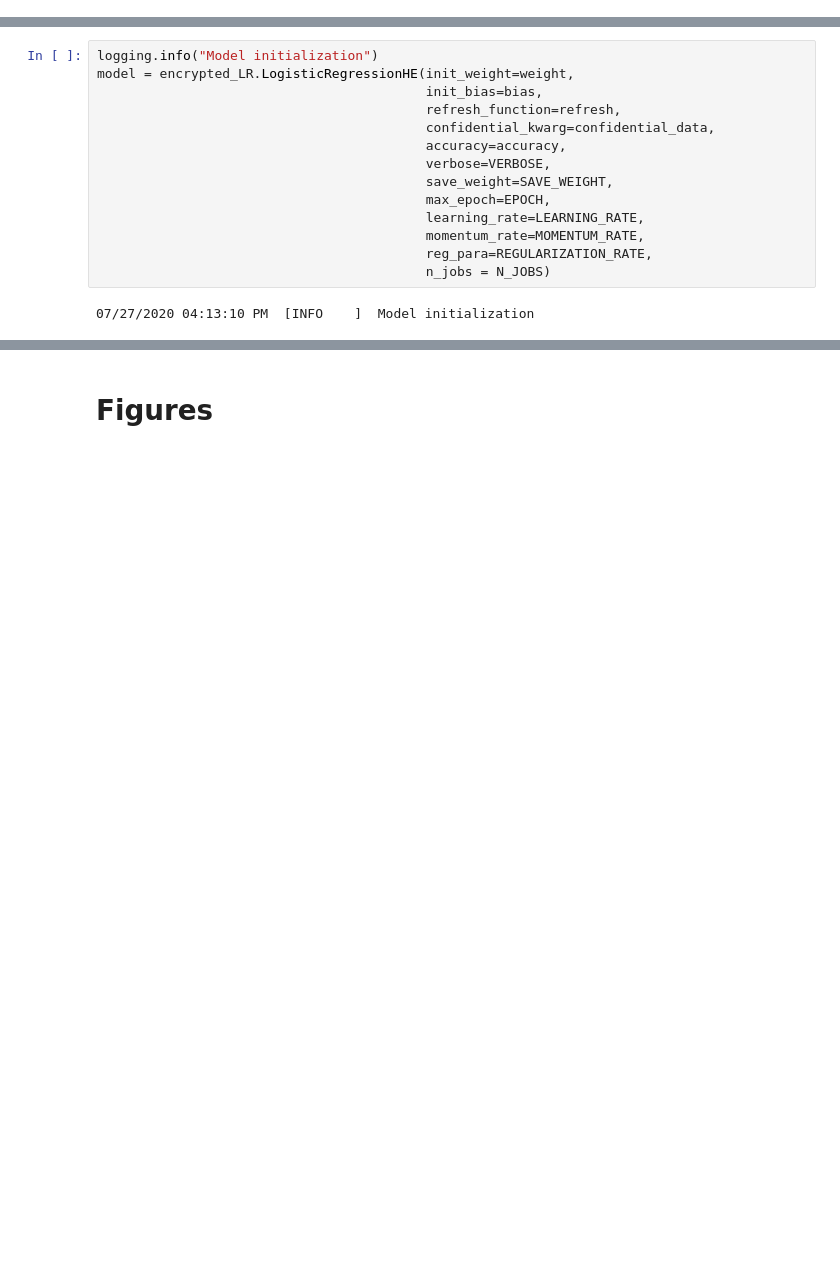
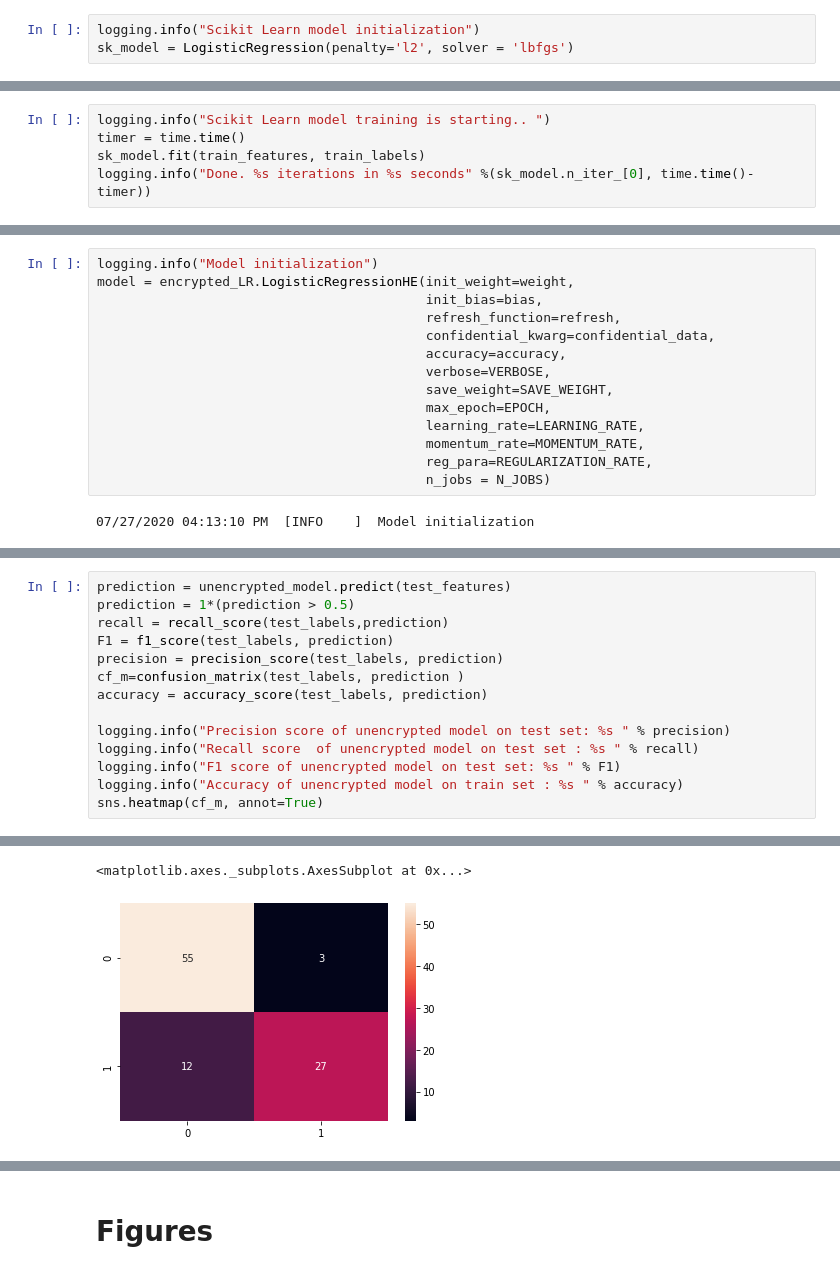
Before and after one commit to arthurPignet/privacy-preserving-titanic-challenge, a Jupyter notebook: ckks_titanic/notebooks/2-ap-main.ipynb, the cells around one changed output, grey strips where cells are left out. Cells and saved outputs as stored; diff of their text form; blank space fills up the shorter version.

```diff
--- a/ckks_titanic/notebooks/2-ap-main.ipynb
+++ b/ckks_titanic/notebooks/2-ap-main.ipynb
@@ -315,3 +332,6 @@ confidential_data = {'context':context,
 peak memory: 3282.38 MiB, increment: 0.13 MiB
 # %% [markdown]
 # Training the unencrypted model
+# %%
+logging.info("Scikit Learn model initialization")
+sk_model = LogisticRegression(penalty='l2', solver = 'lbfgs')
@@ -317,0 +340,5 @@ peak memory: 3282.38 MiB, increment: 0.13 MiB
+# %%
+logging.info("Scikit Learn model training is starting.. ")
+timer = time.time()
+sk_model.fit(train_features, train_labels)
+logging.info("Done. %s iterations in %s seconds" %(sk_model.n_iter_[0], time.time()-timer))
@@ -401,0 +490,15 @@ model.iter
+# %%
+prediction = unencrypted_model.predict(test_features)
+prediction = 1*(prediction > 0.5)
+recall = recall_score(test_labels,prediction)
+F1 = f1_score(test_labels, prediction)
+precision = precision_score(test_labels, prediction)
+cf_m=confusion_matrix(test_labels, prediction )
+accuracy = accuracy_score(test_labels, prediction)
+
+logging.info("Precision score of unencrypted model on test set: %s " % precision)
+logging.info("Recall score  of unencrypted model on test set : %s " % recall)
+logging.info("F1 score of unencrypted model on test set: %s " % F1)
+logging.info("Accuracy of unencrypted model on train set : %s " % accuracy)
+sns.heatmap(cf_m, annot=True)
+# %% [output]
@@ -401,0 +509,2 @@ model.iter
+<matplotlib.axes._subplots.AxesSubplot at 0x...>
+[figure, added]
```
Also changed, not shown: parts of 20 cells of this notebook, 1 other file.
